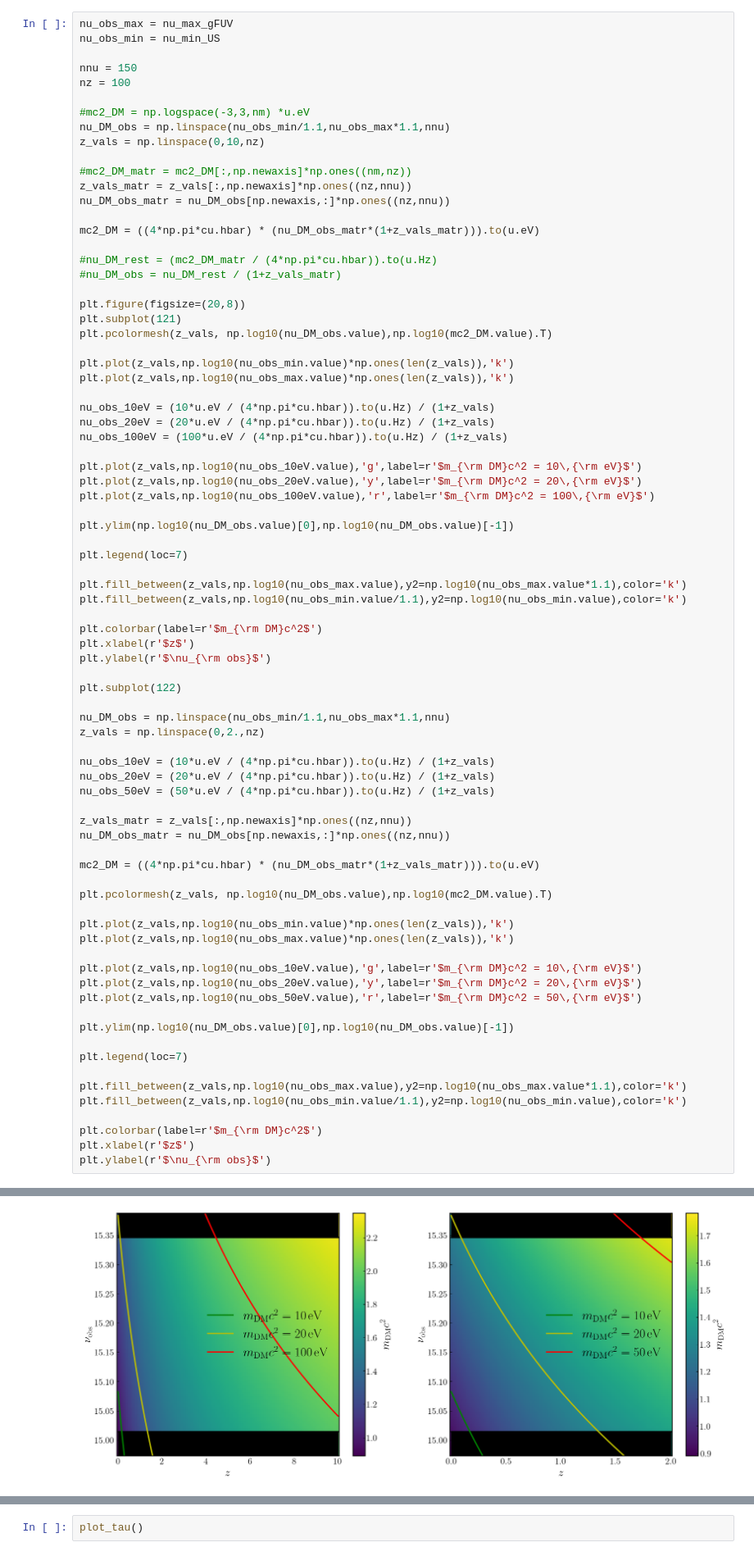
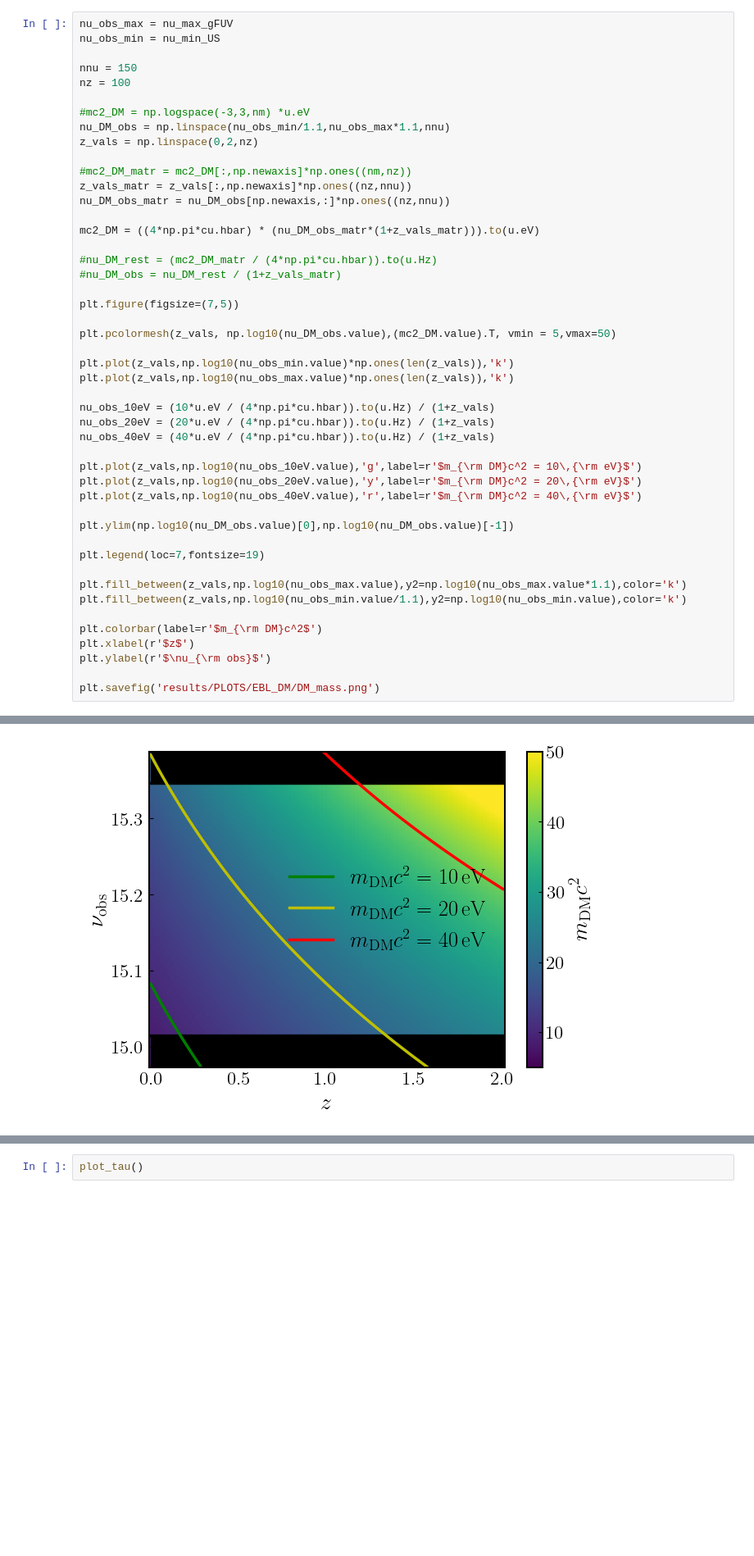
Before and after one commit to slibanore/lim_b7, a Jupyter notebook: EBL_DM.ipynb, the cells around one changed output, grey strips where cells are left out. Shown at 82% size. Drawn from its saved outputs; the diff is of its cells as text; blank space fills up the shorter version.

```diff
--- a/EBL_DM.ipynb
+++ b/EBL_DM.ipynb
@@ -20,7 +18,7 @@ nz = 100
 
 #mc2_DM = np.logspace(-3,3,nm) *u.eV
 nu_DM_obs = np.linspace(nu_obs_min/1.1,nu_obs_max*1.1,nnu)
-z_vals = np.linspace(0,10,nz)
+z_vals = np.linspace(0,2,nz)
 
 #mc2_DM_matr = mc2_DM[:,np.newaxis]*np.ones((nm,nz))
 z_vals_matr = z_vals[:,np.newaxis]*np.ones((nz,nnu))
@@ -31,24 +29,24 @@ mc2_DM = ((4*np.pi*cu.hbar) * (nu_DM_obs_matr*(1+z_vals_matr))).to(u.eV)
 #nu_DM_rest = (mc2_DM_matr / (4*np.pi*cu.hbar)).to(u.Hz)
 #nu_DM_obs = nu_DM_rest / (1+z_vals_matr)
 
-plt.figure(figsize=(20,8))
-plt.subplot(121)
-plt.pcolormesh(z_vals, np.log10(nu_DM_obs.value),np.log10(mc2_DM.value).T)
+plt.figure(figsize=(7,5))
+
+plt.pcolormesh(z_vals, np.log10(nu_DM_obs.value),(mc2_DM.value).T, vmin = 5,vmax=50)
 
 plt.plot(z_vals,np.log10(nu_obs_min.value)*np.ones(len(z_vals)),'k')
 plt.plot(z_vals,np.log10(nu_obs_max.value)*np.ones(len(z_vals)),'k')
 
 nu_obs_10eV = (10*u.eV / (4*np.pi*cu.hbar)).to(u.Hz) / (1+z_vals)
 nu_obs_20eV = (20*u.eV / (4*np.pi*cu.hbar)).to(u.Hz) / (1+z_vals)
-nu_obs_100eV = (100*u.eV / (4*np.pi*cu.hbar)).to(u.Hz) / (1+z_vals)
+nu_obs_40eV = (40*u.eV / (4*np.pi*cu.hbar)).to(u.Hz) / (1+z_vals)
 
 plt.plot(z_vals,np.log10(nu_obs_10eV.value),'g',label=r'$m_{\rm DM}c^2 = 10\,{\rm eV}$')
 plt.plot(z_vals,np.log10(nu_obs_20eV.value),'y',label=r'$m_{\rm DM}c^2 = 20\,{\rm eV}$')
-plt.plot(z_vals,np.log10(nu_obs_100eV.value),'r',label=r'$m_{\rm DM}c^2 = 100\,{\rm eV}$')
+plt.plot(z_vals,np.log10(nu_obs_40eV.value),'r',label=r'$m_{\rm DM}c^2 = 40\,{\rm eV}$')
 
 plt.ylim(np.log10(nu_DM_obs.value)[0],np.log10(nu_DM_obs.value)[-1])
 
-plt.legend(loc=7)
+plt.legend(loc=7,fontsize=19)
 
 plt.fill_between(z_vals,np.log10(nu_obs_max.value),y2=np.log10(nu_obs_max.value*1.1),color='k')
 plt.fill_between(z_vals,np.log10(nu_obs_min.value/1.1),y2=np.log10(nu_obs_min.value),color='k')
@@ -57,37 +55,5 @@ plt.colorbar(label=r'$m_{\rm DM}c^2$')
 plt.xlabel(r'$z$')
 plt.ylabel(r'$\nu_{\rm obs}$')
 
-plt.subplot(122)
-
-nu_DM_obs = np.linspace(nu_obs_min/1.1,nu_obs_max*1.1,nnu)
-z_vals = np.linspace(0,2.,nz)
-
-nu_obs_10eV = (10*u.eV / (4*np.pi*cu.hbar)).to(u.Hz) / (1+z_vals)
-nu_obs_20eV = (20*u.eV / (4*np.pi*cu.hbar)).to(u.Hz) / (1+z_vals)
-nu_obs_50eV = (50*u.eV / (4*np.pi*cu.hbar)).to(u.Hz) / (1+z_vals)
-
-z_vals_matr = z_vals[:,np.newaxis]*np.ones((nz,nnu))
-nu_DM_obs_matr = nu_DM_obs[np.newaxis,:]*np.ones((nz,nnu))
-
-mc2_DM = ((4*np.pi*cu.hbar) * (nu_DM_obs_matr*(1+z_vals_matr))).to(u.eV)
-
-plt.pcolormesh(z_vals, np.log10(nu_DM_obs.value),np.log10(mc2_DM.value).T)
-
-plt.plot(z_vals,np.log10(nu_obs_min.value)*np.ones(len(z_vals)),'k')
-plt.plot(z_vals,np.log10(nu_obs_max.value)*np.ones(len(z_vals)),'k')
-
-plt.plot(z_vals,np.log10(nu_obs_10eV.value),'g',label=r'$m_{\rm DM}c^2 = 10\,{\rm eV}$')
-plt.plot(z_vals,np.log10(nu_obs_20eV.value),'y',label=r'$m_{\rm DM}c^2 = 20\,{\rm eV}$')
-plt.plot(z_vals,np.log10(nu_obs_50eV.value),'r',label=r'$m_{\rm DM}c^2 = 50\,{\rm eV}$')
-
-plt.ylim(np.log10(nu_DM_obs.value)[0],np.log10(nu_DM_obs.value)[-1])
-
-plt.legend(loc=7)
-
-plt.fill_between(z_vals,np.log10(nu_obs_max.value),y2=np.log10(nu_obs_max.value*1.1),color='k')
-plt.fill_between(z_vals,np.log10(nu_obs_min.value/1.1),y2=np.log10(nu_obs_min.value),color='k')
-
-plt.colorbar(label=r'$m_{\rm DM}c^2$')
-plt.xlabel(r'$z$')
-plt.ylabel(r'$\nu_{\rm obs}$')
+plt.savefig('results/PLOTS/EBL_DM/DM_mass.png')
 # %% [output]
@@ -95 +60 @@ Text(0, 0.5, '$\\nu_{\\rm obs}$')
-[figure, old version]
+[figure, new version]
```
Also changed, not shown: parts of 10 cells of this notebook, 2 other files.
